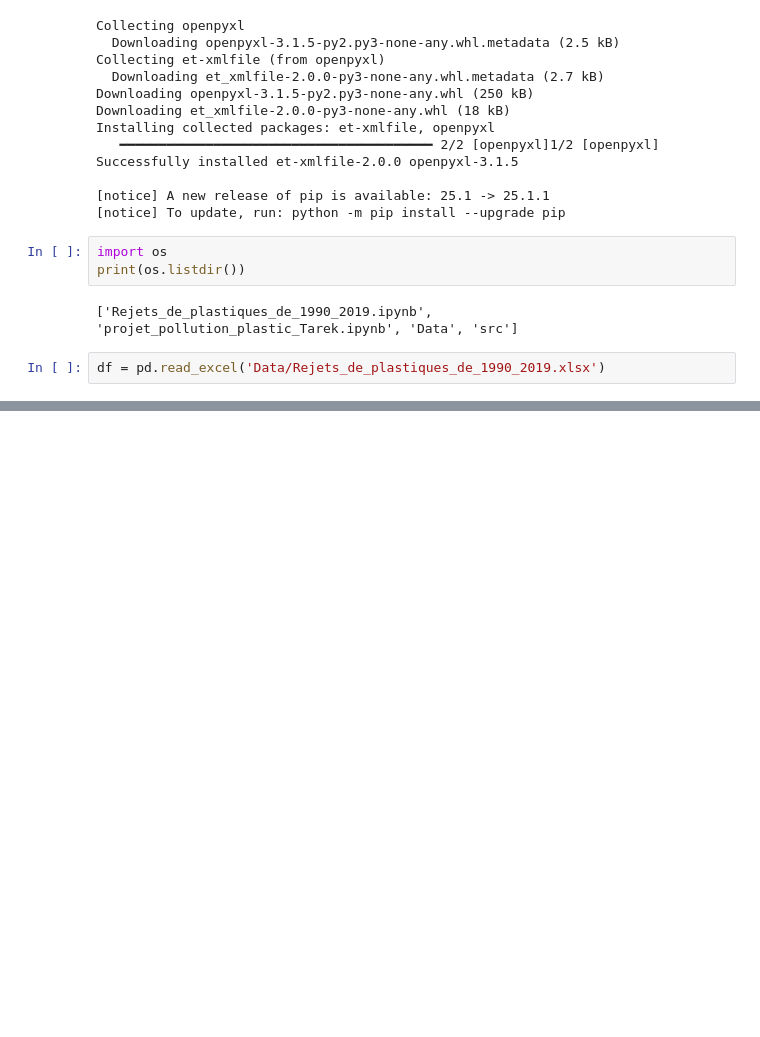
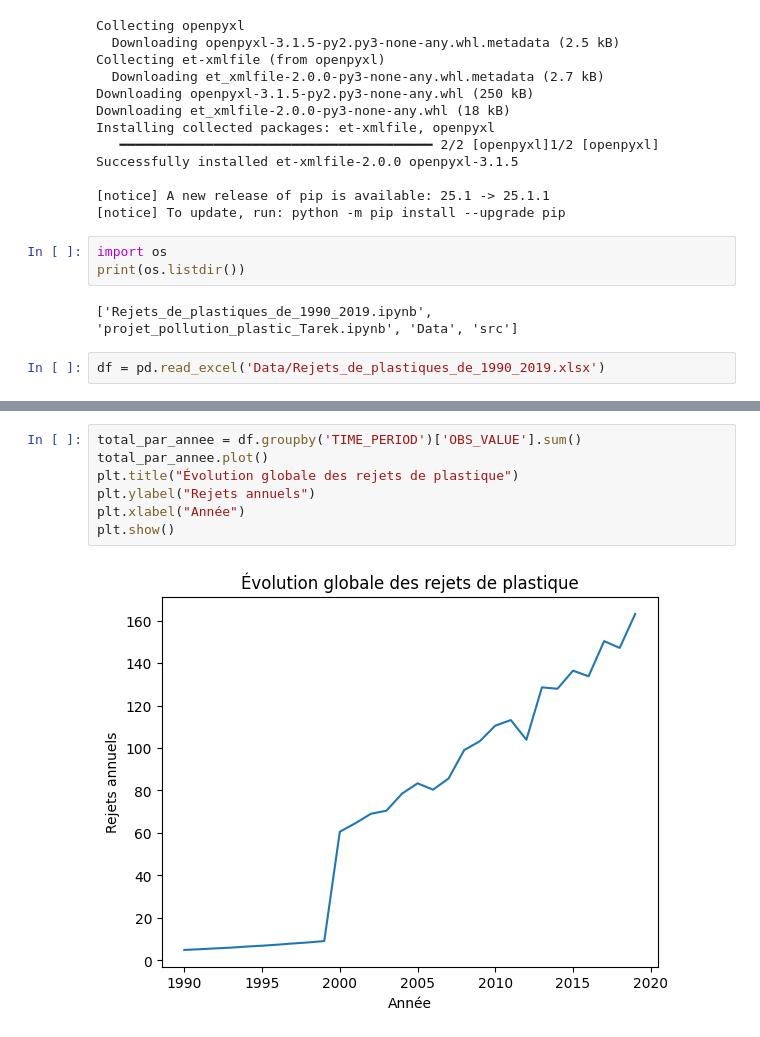
Before and after one commit to Mias21/projet_pollution_plastic, a Jupyter notebook: Notebook_Tarek/Rejets_de_plastiques_de_1990_2019.ipynb, the cells around one changed output, grey strips where cells are left out. Drawn from its saved outputs; the diff is of its cells as text; blank space fills up the shorter version.

```diff
--- a/Notebook_Tarek/Rejets_de_plastiques_de_1990_2019.ipynb
+++ b/Notebook_Tarek/Rejets_de_plastiques_de_1990_2019.ipynb
@@ -26,0 +353,9 @@ df = pd.read_excel('Data/Rejets_de_plastiques_de_1990_2019.xlsx')
+# %%
+total_par_annee = df.groupby('TIME_PERIOD')['OBS_VALUE'].sum()
+total_par_annee.plot()
+plt.title("Évolution globale des rejets de plastique")
+plt.ylabel("Rejets annuels")
+plt.xlabel("Année")
+plt.show()
+# %% [output]
+[figure, added]
```
Also changed, not shown: parts of 39 cells of this notebook, 4 other files.
